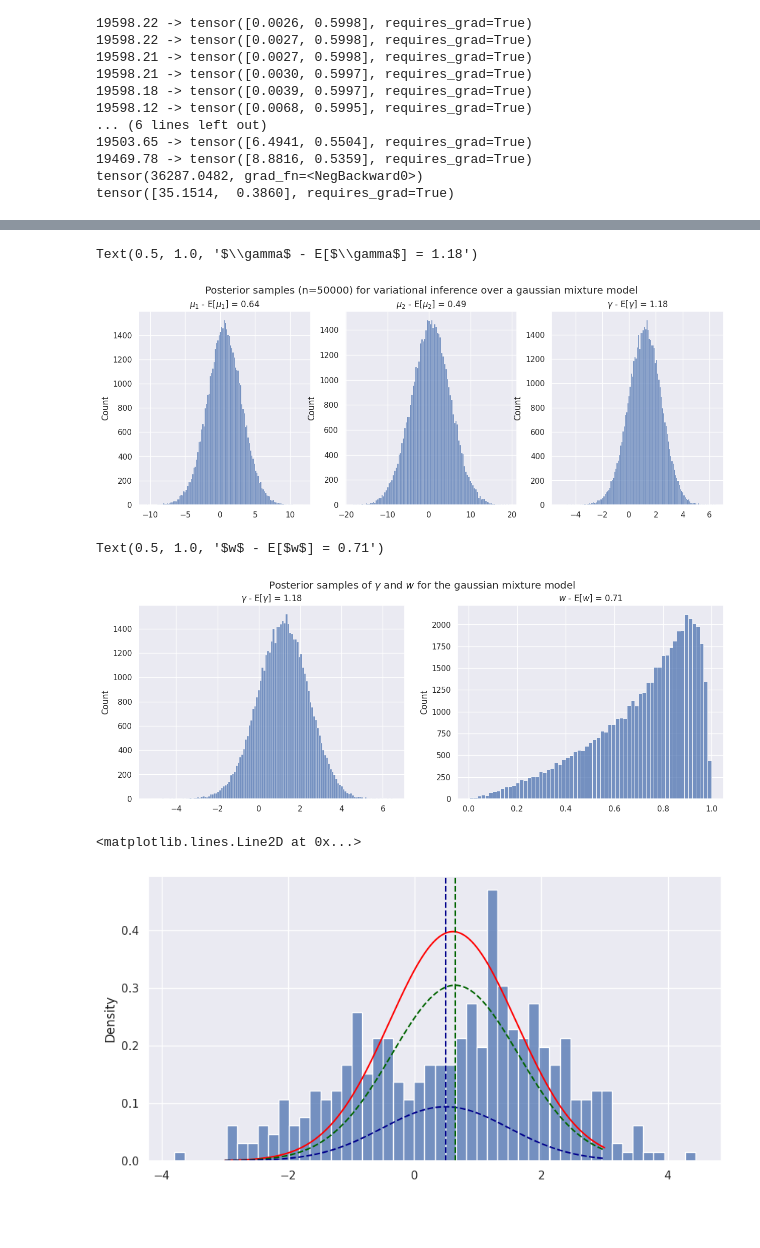
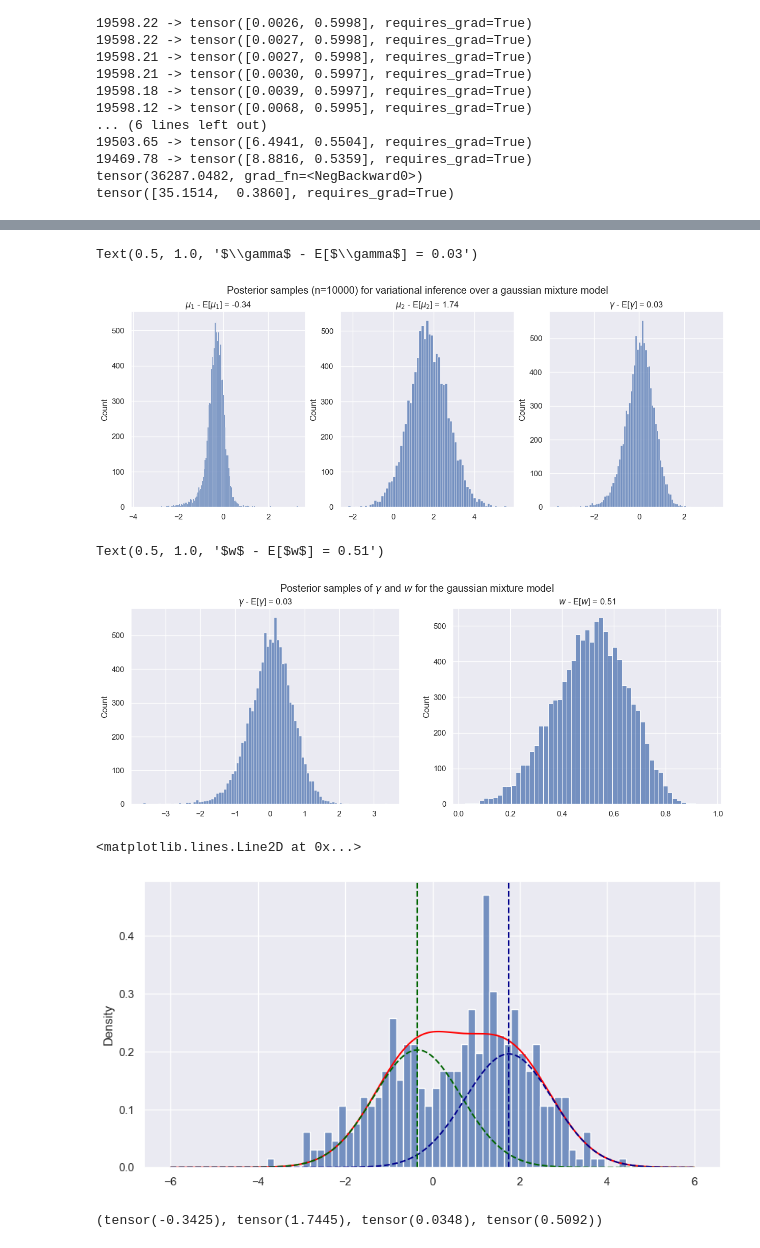
Before and after one commit to yherin/hy-computational-statistics-2023, a Jupyter notebook: Week 5 exercises.ipynb, the cells around one changed output, grey strips where cells are left out. Cells and saved outputs as stored; diff of their text form; code cells hidden in the pictures; blank space fills up the shorter version.

```diff
--- a/Week 5 exercises.ipynb
+++ b/Week 5 exercises.ipynb
@@ -341,11 +341,14 @@ def w(gamma: Tensor) -> Tensor:
 def w_prior(x: Tensor) -> Tensor:
     return gamma_prior(w(x))
 
-
 def check_theta(theta: Tensor) -> None:
     assert theta.shape == (3,)
-    assert not torch.isnan(theta).any()
-    assert not torch.isinf(theta).any()
+    if torch.isnan(theta).any():
+        breakpoint()
+        raise ValueError(f"NaN in theta {theta}")
+    if torch.isinf(theta).any():
+        breakpoint()
+        raise ValueError(f"Inf in theta {theta}")
 
 def factorised_log_prior(theta: Tensor) -> Tensor:
     return mu_1_prior(theta[0]) + mu_2_prior(theta[1]) + w_prior(theta[2])
@@ -359,7 +362,7 @@ def log_likelihood_mixture_model(theta: Tensor, x: Tensor) -> Tensor:
 def log_posterior(theta: Tensor, x: Tensor) -> Tensor:
     log_prior = factorised_log_prior(theta)
     log_lh = log_likelihood_mixture_model(theta, x)
-    return log_prior + log_lh
+    return (log_prior + log_lh)
 
 def eta(shape: int = 3) -> Tensor:
     return torch.randn(shape)
@@ -377,13 +380,12 @@ def dsvi(m0: Tensor, c0: Tensor, n_iterations: int) -> tuple[Tensor, Tensor, Ten
     t0 = 100
 
     for t in range(n_iterations):
-        if t % 250 == 0:
+        if t % 1000 == 0:
             print(f"Iteration {t} of {n_iterations}")
 
         # Re-parametrization trick
-        eta_ = eta()
-        L = torch.cholesky(c, upper=False)
-        theta = (L * eta_ + m).detach().requires_grad_(True)
+        eta_ = eta() + 1e-10
+        theta: Tensor = (torch.diag(c) * eta_ + m).detach().requires_grad_(True)
         check_theta(theta)
 
         # Compute posterior and gradient
@@ -393,7 +395,7 @@ def dsvi(m0: Tensor, c0: Tensor, n_iterations: int) -> tuple[Tensor, Tensor, Ten
 
         # Update the parameters based on the gradient
         m = m + rho0 / (t + t0) * g
-        c = c + rho0 / (t + t0) * (g * eta() + 1/c)
+        c = c + rho0 / (t + t0) * (torch.outer(g, eta()) - c)
 
         # Store the samples
         theta.grad.zero_()
@@ -401,8 +403,8 @@ def dsvi(m0: Tensor, c0: Tensor, n_iterations: int) -> tuple[Tensor, Tensor, Ten
         mu2_samples[t] = theta[1]
         w_samples[t] = theta[2]
 
-    return mu1_samples, mu2_samples, w_samples, gradients
+    return mu1_samples, mu2_samples, w_samples
 
-n_iterations = 50_000
-mu1, mu2, gamma, gradients = dsvi(m0=torch.zeros(3), c0=torch.eye(3), n_iterations=n_iterations)
+n_iterations = 10_000
+mu1, mu2, gamma = dsvi(m0=torch.zeros(3), c0=torch.eye(3), n_iterations=n_iterations)
 # %% [output]
@@ -440,8 +435,8 @@ axes[0].set_title("$\mu_1$ - E[$\mu_1$] = {:.2f}".format(mu1_cpu.mean()))
 axes[1].set_title("$\mu_2$ - E[$\mu_2$] = {:.2f}".format(mu2_cpu.mean()))
 axes[2].set_title("$\gamma$ - E[$\gamma$] = {:.2f}".format(gamma_cpu.mean()))
 # %% [output]
-Text(0.5, 1.0, '$\\gamma$ - E[$\\gamma$] = 1.18')
+Text(0.5, 1.0, '$\\gamma$ - E[$\\gamma$] = 0.03')
-[figure, old version]
+[figure, new version]
 # %%
 fig, axes = plt.subplots(1, 2, figsize=(15, 5))
 fig.suptitle(f"Posterior samples of $\gamma$ and $w$ for the gaussian mixture model")
@@ -450,26 +445,30 @@ sns.histplot(w_cpu, ax=axes[1])
 axes[0].set_title("$\gamma$ - E[$\gamma$] = {:.2f}".format(gamma_cpu.mean()))
 axes[1].set_title("$w$ - E[$w$] = {:.2f}".format(w_cpu.mean()))
 # %% [output]
-Text(0.5, 1.0, '$w$ - E[$w$] = 0.71')
+Text(0.5, 1.0, '$w$ - E[$w$] = 0.51')
-[figure, old version]
+[figure, new version]
 # %%
 e_mu1 = mu1_cpu.mean()
 e_mu2 = mu2_cpu.mean()
 e_w = torch.sigmoid(gamma_cpu.mean())
 # %%
 # plot the mixture model over the data
-x = torch.linspace(-3, 3, 5000)
+x = torch.linspace(-6, 6, 10000)
 y1 = torch.distributions.Normal(e_mu1, 1).log_prob(x) + torch.log(e_w)
 y2 = torch.distributions.Normal(e_mu2, 1).log_prob(x) + torch.log(1-e_w)
 y = torch.logsumexp(torch.stack([y1, y2], dim=0), dim=0)
 
 fig, ax = plt.subplots()
 sns.histplot(mixdata.cpu(), bins=50, stat='density', ax=ax)
 sns.lineplot(x=x.cpu(), y=torch.exp(y.cpu()), ax=ax, color='red')
 sns.lineplot(x=x.cpu(), y=torch.exp(y1.cpu()), ax=ax, color='darkgreen', linestyle='--')
 sns.lineplot(x=x.cpu(), y=torch.exp(y2.cpu()), ax=ax, color='darkblue', linestyle='--')
 plt.axvline(e_mu1, color='darkgreen', linestyle='--')
 plt.axvline(e_mu2, color='darkblue', linestyle='--')
 # %% [output]
 <matplotlib.lines.Line2D at 0x...>
-[figure, old version]
+[figure, new version]
+# %%
+mu1_cpu.mean(), mu2_cpu.mean(), gamma_cpu.mean(), w_cpu.mean()
+# %% [output]
+(tensor(-0.3425), tensor(1.7445), tensor(0.0348), tensor(0.5092))
```
Also changed, not shown: parts of 5 cells of this notebook.
